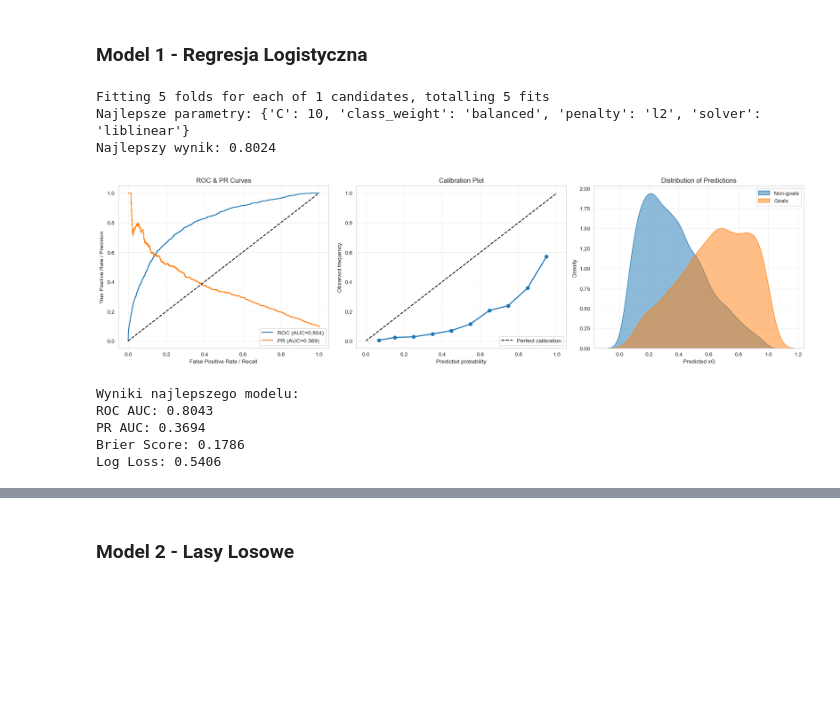
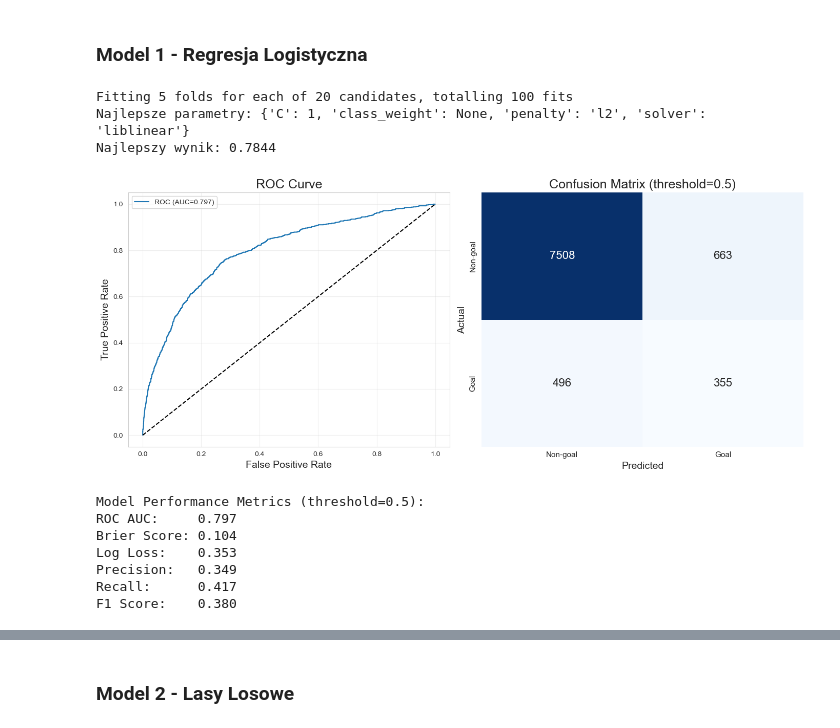
Before and after one commit to bsobkowicz1096/Football-xG-Predictor, a Jupyter notebook: xG_predictor.ipynb, the cells around one changed output, grey strips where cells are left out. Drawn from its saved outputs; the diff is of its cells as text; code cells hidden in the pictures; blank space fills up the shorter version.

```diff
--- a/xG_predictor.ipynb
+++ b/xG_predictor.ipynb
@@ -910,9 +954,12 @@ print(vif_data.sort_values("VIF", ascending=False))
 # %%
-df_shots = df_shots[['shot_outcome', 'under_pressure',
+df_shots = df_shots[[
+        'shot_outcome', 'under_pressure',
        'shot_first_time', 'distance_scaled', 'log_angle_scaled',
         'better_foot', 'worse_foot',
-        'normal_shot', 'open_play_shot',
-        'defenders_in_path', 'goalkeeper_in_path', 'shot_statsbomb_xg']]
+        'normal_shot', 'defenders_in_path',
+        'shot_statsbomb_xg'
+]]
 
-df_shots.head()
+print(df_shots.shape)
+print(df_shots.head())
 # %% [output]
@@ -954,0 +991,13 @@ Proporcja goli po oversampLingu: 0.30
+# %%
+X = df_shots.drop(['shot_outcome', 'shot_statsbomb_xg'], axis=1)
+y = df_shots['shot_outcome']
+
+# podział na treningowe/testowe
+X_train, X_test, y_train, y_test = train_test_split(X, y, test_size=0.2, random_state=42)
+
+# Undersampling na treningowych
+rus = RandomUnderSampler(sampling_strategy=0.43, random_state=42)
+X_train, y_train = rus.fit_resample(X_train, y_train)
+
+# Sprawdzenie proporcji
+print(f"Proporcja goli po undersampLingu: {sum(y_train)/len(y_train):.2f}")
@@ -1035,56 +1085,47 @@ To porównanie pozwala sprawdzić, czy model systematycznie nie przeszacowuje lu
 ### Model 1 - Regresja Logistyczna
 # %%
 # Parametry do przeszukania
-"""
 param_grid = {
     'C': [0.01, 0.1, 1, 10, 100],  # Siła regularyzacji
     'penalty': ['l1', 'l2'],       # Typ regularyzacji
     'solver': ['liblinear'],       # Solver kompatybilny z l1 i l2
     'class_weight': [None, 'balanced']  # Opcja ważenia klas
-}
-"""
-param_grid = {
-    'C': [10],  # Siła regularyzacji
-    'penalty': ['l2'],       # Typ regularyzacji
-    'solver': ['liblinear'],       # Solver kompatybilny z l1 i l2
-    'class_weight': ['balanced']  # Opcja ważenia klas
 }
 
 # Inicjalizacja modelu
 log_reg = LogisticRegression(random_state=42, max_iter=1000)
 
 # GridSearch z cross-walidacją
 grid_search = GridSearchCV(
     log_reg,
     param_grid,
     cv=5,
     scoring='roc_auc',
     n_jobs=-1,
     verbose=1
 )
 
-# Trenowanie na oversampleowanych danych
+# Trenowanie na danych oversamplingowych
 grid_search.fit(X_train, y_train)
 
 # Najlepsze parametry
 print(f"Najlepsze parametry: {grid_search.best_params_}")
 print(f"Najlepszy wynik: {grid_search.best_score_:.4f}")
 
 # Najlepszy model
 best_log_reg = grid_search.best_estimator_
 
 # Ewaluacja na zbiorze testowym
 metrics_log_reg = evaluate_model(best_log_reg, X_test, y_test)
-print("\nWyniki najlepszego modelu:")
-for metric, value in metrics_log_reg.items():
-    print(f"{metric}: {value:.4f}")
 # %% [output]
-Fitting 5 folds for each of 1 candidates, totalling 5 fits
-Najlepsze parametry: {'C': 10, 'class_weight': 'balanced', 'penalty': 'l2', 'solver': 'liblinear'}
-Najlepszy wynik: 0.8024
+Fitting 5 folds for each of 20 candidates, totalling 100 fits
+Najlepsze parametry: {'C': 1, 'class_weight': None, 'penalty': 'l2', 'solver': 'liblinear'}
+Najlepszy wynik: 0.7844
-[figure, old version]
+[figure, new version]
-Wyniki najlepszego modelu:
-ROC AUC: 0.8043
-PR AUC: 0.3694
-Brier Score: 0.1786
-Log Loss: 0.5406
+Model Performance Metrics (threshold=0.5):
+ROC AUC:     0.797
+Brier Score: 0.104
+Log Loss:    0.353
+Precision:   0.349
+Recall:      0.417
+F1 Score:    0.380
```
Also changed, not shown: parts of 25 cells of this notebook.
